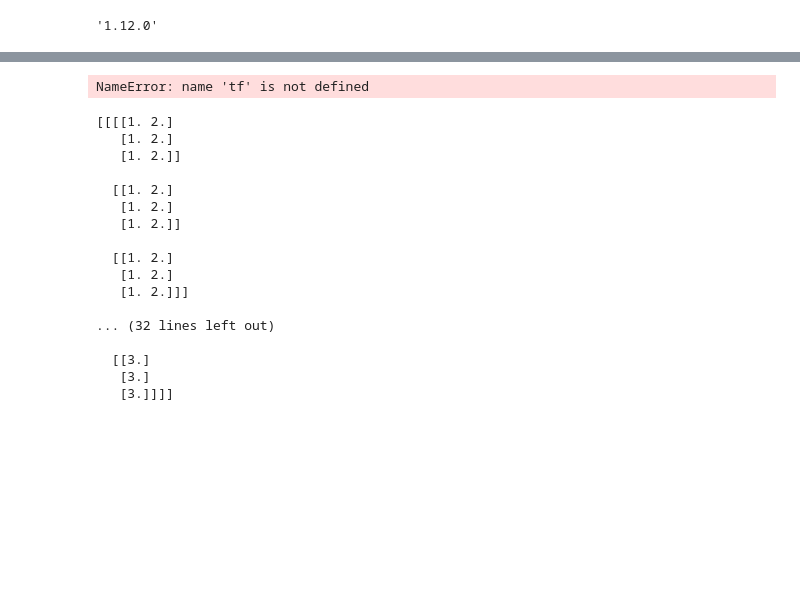
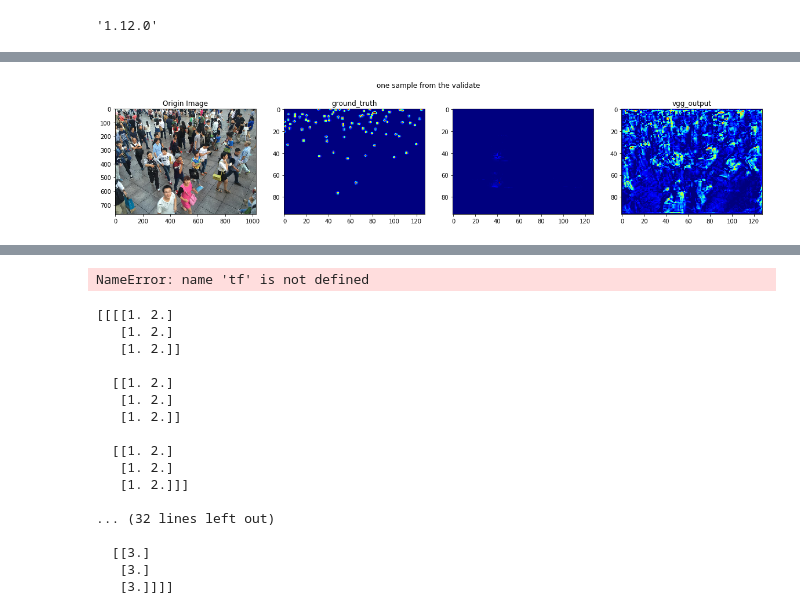
Before and after one commit to BIGKnight/ADCrowdNet_tensorflow_implementation, a Jupyter notebook: main.ipynb, the cells around one changed output, grey strips where cells are left out. Cells and saved outputs as stored; diff of their text form; code cells hidden in the pictures; blank space fills up the shorter version.

```diff
--- a/main.ipynb
+++ b/main.ipynb
@@ -5,13 +5,13 @@ tf.__version__
 # %% [output]
 '1.12.0'
 # %%
-import ADCrowdNet
+%matplotlib inline
 import tensorflow as tf
 import numpy as np
 import matplotlib.pyplot as plt
 import sys
-%matplotlib inline
 import DME_deformable
+
 result_output = open("/home/zzn/SANet_implementation-master/result_B_12.13.txt", "w")
 image_train_path = "/home/zzn/part_B_final/train_data/images_train.npy"
 gt_train_path = "/home/zzn/part_B_final/train_data/gt_train.npy"
@@ -29,15 +29,22 @@ if __name__ == '__main__':
     x = tf.placeholder(tf.float32, shape=[None, None, None, 3], name="input")
     y = tf.placeholder(tf.float32, shape=[None, None, None, 1], name="label")
 
-    estimated_density_map = DME_deformable.DME_model(x, 1, 384, 512)
+    estimated_density_map, front_end = DME_deformable.DME_model(x, 1, 384, 512)
 
     estimated_counting = tf.reduce_sum(estimated_density_map, reduction_indices=[1, 2, 3], name='estimated_counting')
     gt_counting = tf.cast(tf.reduce_sum(y, reduction_indices=[1, 2, 3]), tf.float32)
 
-    sum_filter = tf.constant([1., 1., 1., 1.], dtype=tf.float32, shape=[2, 2, 1, 1])
-    gt_map = tf.nn.conv2d(y, sum_filter, [1, 2, 2, 1], padding='SAME')
+    sum_filter = tf.constant([1. for i in range(64)], dtype=tf.float32, shape=[8, 8, 1, 1])
+    gt_map = tf.nn.conv2d(y, sum_filter, [1, 8, 8, 1], padding='SAME')
 
-    loss = tf.losses.mean_squared_error(gt_map, predictions=estimated_density_map)
+    loss = tf.squeeze(
+        tf.reduce_mean(
+            tf.reduce_sum(
+                tf.square(estimated_density_map - gt_map),
+                reduction_indices=[1, 2, 3]),
+            axis=0, name='loss')
+        / 2)
+
     train_op = tf.train.AdamOptimizer(1e-5).minimize(loss=loss, global_step=tf.train.get_global_step())
 
     AE_batch = tf.abs(tf.subtract(estimated_counting, gt_counting))
@@ -45,6 +52,14 @@ if __name__ == '__main__':
 
     saver = tf.train.Saver()
     with tf.Session() as sess:
+
+        MAE_scaler = tf.placeholder(tf.float32, [None], name='MAE_scaler')
+        MSE_scaler = tf.placeholder(tf.float32, [None], name='MSE_scaler')
+        MAE_summary = tf.summary.scalar('validate_MAE', tf.reduce_mean(MAE_scaler, axis=0))
+        RMSE_summary = tf.summary.scalar('validate_RMSE', tf.sqrt(tf.reduce_mean(MSE_scaler, axis=0)))
+        validate_summary_writter = tf.summary.FileWriter('./summary/validate', sess.graph)
+        summary_merged = tf.summary.merge_all()
+
         # init the Variables
         init_op = tf.global_variables_initializer()
         sess.run(init_op)
@@ -53,53 +68,79 @@ if __name__ == '__main__':
         for i in range(epoch):
             shuffle_batch = np.random.permutation(image_train_num // batch_size)
             for j in range(image_train_num // batch_size):
-                # train
-                start = (shuffle_batch[j] * batch_size) % image_train_num
-                end = min(start + batch_size, image_train_num)
-                sess.run(train_op, feed_dict={x: image_train[start:end], y: gt_train[start:end]})
-                step = step + 1
 
-                #validate
-                if step%50 == 0:
+                # validate
+                if step % 50 == 0:
                     loss_ = []
                     MAE_ = []
                     MSE_ = []
                     for k in range(len(image_validate // batch_size)):
-                        loss_eval, batch_average_error, batch_square_error = sess.run([loss, AE_batch, SE_batch], feed_dict={x: image_validate[k:k+batch_size], y: gt_validate[k:k+batch_size]})
+                        loss_eval, batch_average_error, batch_square_error = sess.run([loss, AE_batch, SE_batch],
+                                                                                      feed_dict={x: image_validate[
+                                                                                                    k:k + batch_size],
+                                                                                                 y: gt_validate[
+                                                                                                    k:k + batch_size]})
                         loss_.append(loss_eval)
                         MAE_.append(batch_average_error)
                         MSE_.append(batch_square_error)
+#                         print(k, batch_average_error)
 
                     loss_ = np.reshape(loss_, [-1])
                     MAE_ = np.reshape(MAE_, [-1])
                     MSE_ = np.reshape(MSE_, [-1])
+                    print(loss_)
+                    print(MAE_)
 
+                    if len(MAE_) and len(MSE_):
+                        validate_summary = sess.run(summary_merged, feed_dict={MAE_scaler: MAE_, MSE_scaler: MSE_})
+                        validate_summary_writter.add_summary(validate_summary, step)
+
+#                     print(MSE_)
                     # calculate the validate loss, validate MAE and validate RMSE
                     validate_loss = np.mean(loss_)
                     validate_MAE = np.mean(MAE_)
                     validate_RMSE = np.sqrt(np.mean(MSE_))
 
-                     # show one of the validate samples
-                    figure, (origin, density_gt, pred) = plt.subplots(1, 3, figsize=(20, 4))
+                    # show one of the validate samples
+                    figure, (origin, density_gt, pred, front_ground) = plt.subplots(1, 4, figsize=(20, 4))
                     origin.imshow(image_validate[1])
                     origin.set_title('Origin Image')
-                    gt_validate_down_sampling_map, predict_den, gt_counts, pred_counts = sess.run([gt_map, estimated_density_map, gt_counting, estimated_counting], feed_dict={x: image_validate[1:2], y: gt_validate[1:2]})
+
+                    front_g, gt_validate_down_sampling_map, predict_den, gt_counts, pred_counts = sess.run(
+                        [front_end, gt_map, estimated_density_map, gt_counting, estimated_counting],
+                        feed_dict={x: image_validate[1:2], y: gt_validate[1:2]})
+
                     density_gt.imshow(np.squeeze(gt_validate_down_sampling_map), cmap=plt.cm.jet)
                     density_gt.set_title('ground_truth')
 
                     predict_den = np.squeeze(predict_den)
-                    pred.imshow(predict_den, cmap = plt.cm.jet)
+                    pred.imshow(predict_den, cmap=plt.cm.jet)
+                    front_ground.imshow(np.squeeze(front_g), cmap=plt.cm.jet)
+                    front_ground.set_title('vgg_output')
+
                     plt.suptitle("one sample from the validate")
                     plt.show()
+
+
 
                     # show the validate MAE and MSE values on stdout
                     gt_counts = np.squeeze(gt_counts)
                     pred_counts = np.squeeze(pred_counts)
-                    sys.stdout.write('The gt counts of the above sample:{}, and the pred counts:{}\n'.format(gt_counts, pred_counts))
-                    sys.stdout.write('In step {}, epoch {}, with loss {}, MAE = {}, MSE = {}\n'.format(step, i + 1, validate_loss, validate_MAE, validate_RMSE))
+                    sys.stdout.write(
+                        'The gt counts of the above sample:{}, and the pred counts:{}\n'.format(gt_counts, pred_counts))
+                    sys.stdout.write(
+                        'In step {}, epoch {}, with loss {}, MAE = {}, MSE = {}\n'.format(step, i + 1, validate_loss,
+                                                                                          validate_MAE, validate_RMSE))
                     sys.stdout.flush()
 
                     # save model
                     if MAE > validate_MAE:
                         MAE = validate_MAE
                         saver.save(sess, './checkpoint_dir/MyModel_deformable')
+
+                # train
+                start = (shuffle_batch[j] * batch_size) % image_train_num
+                end = min(start + batch_size, image_train_num)
+                sess.run(train_op, feed_dict={x: image_train[start:end], y: gt_train[start:end]})
+                step = step + 1
+# %% [output]
@@ -105,0 +155 @@ if __name__ == '__main__':
+[figure, added]
```
Also changed, not shown: parts of 1 cell of this notebook, 5 other files.
